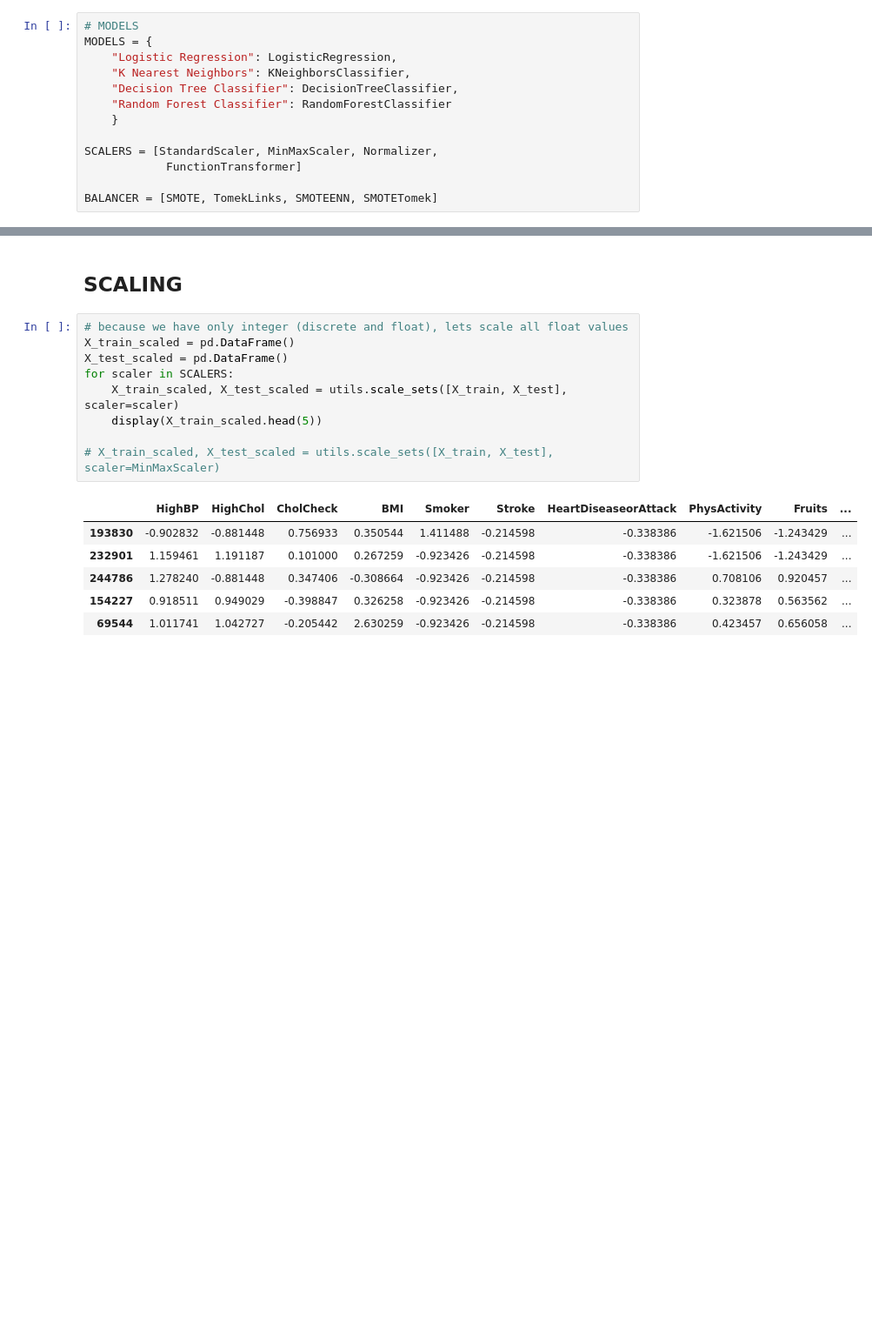
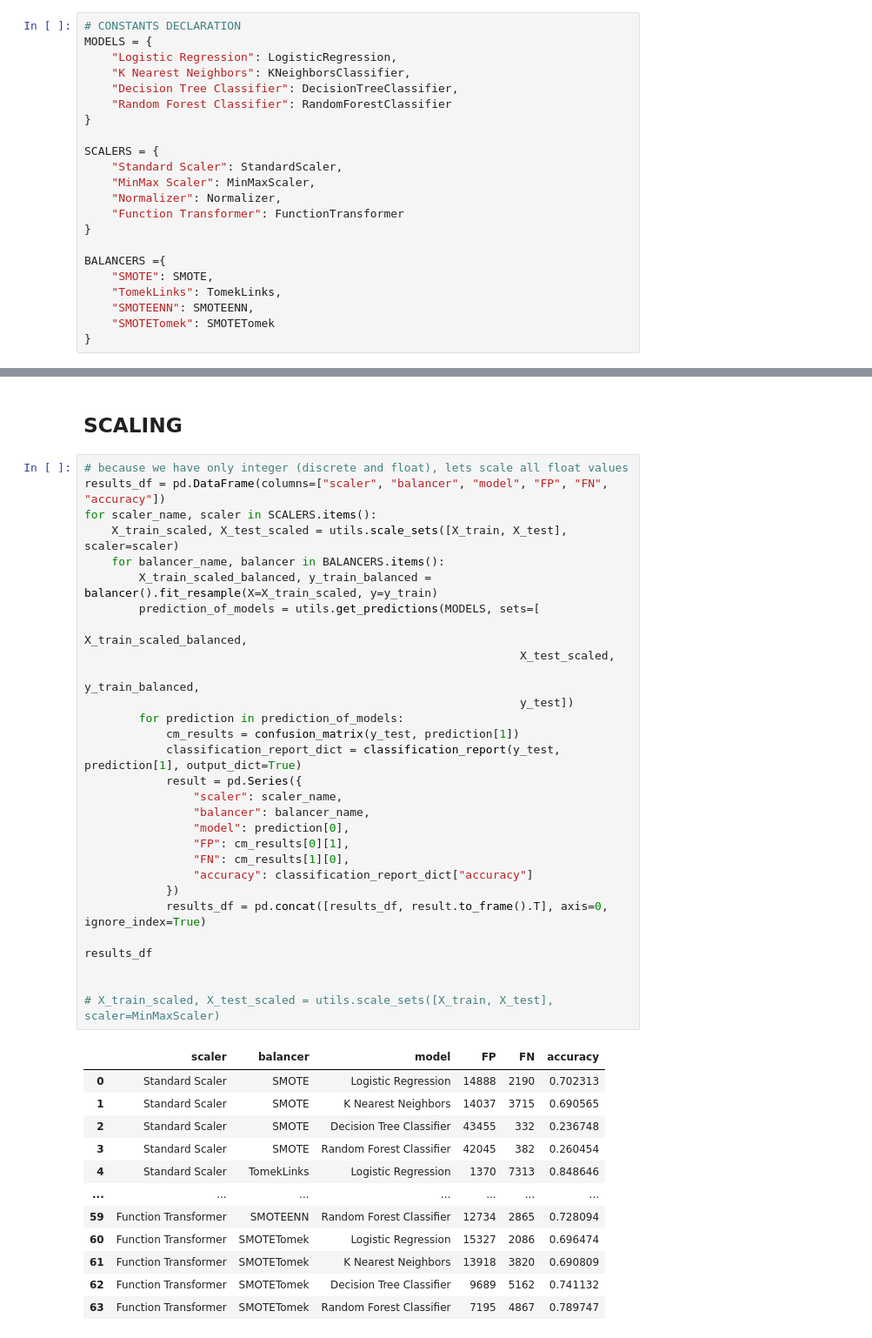
Before and after one commit to dplazau/ironhack-bootcamp, a Jupyter notebook: projects/ironhack-final-project/index.ipynb, the cells around one changed output, grey strips where cells are left out. Shown: that part at 87% size. Saved outputs shown, nothing was run; the diff lists cells and outputs as text; blank space fills up the shorter version.

Commit message:
dev: checkpoint for working model 2

```diff
--- a/projects/ironhack-final-project/index.ipynb
+++ b/projects/ironhack-final-project/index.ipynb
@@ -18,18 +18,27 @@ from sklearn.model_selection import train_test_split
 from sklearn.metrics import confusion_matrix, roc_curve, auc, classification_report
 from sklearn.preprocessing import FunctionTransformer, MinMaxScaler, Normalizer, StandardScaler
 # %%
-# MODELS
+# CONSTANTS DECLARATION
 MODELS = {
     "Logistic Regression": LogisticRegression,
     "K Nearest Neighbors": KNeighborsClassifier,
     "Decision Tree Classifier": DecisionTreeClassifier,
     "Random Forest Classifier": RandomForestClassifier
-    }
+}
 
-SCALERS = [StandardScaler, MinMaxScaler, Normalizer,
-            FunctionTransformer]
+SCALERS = {
+    "Standard Scaler": StandardScaler,
+    "MinMax Scaler": MinMaxScaler,
+    "Normalizer": Normalizer,
+    "Function Transformer": FunctionTransformer
+}
 
-BALANCER = [SMOTE, TomekLinks, SMOTEENN, SMOTETomek]
+BALANCERS ={
+    "SMOTE": SMOTE,
+    "TomekLinks": TomekLinks,
+    "SMOTEENN": SMOTEENN,
+    "SMOTETomek": SMOTETomek
+}
 # %%
 df = pd.read_csv("./src/data/diabetes_binary_health_indicators_BRFSS2015.csv")
 # %%
@@ -275,17 +284,43 @@ weighted avg       0.80      0.84      0.81     57369
 ## SCALING
 # %%
 # because we have only integer (discrete and float), lets scale all float values
-X_train_scaled = pd.DataFrame()
-X_test_scaled = pd.DataFrame()
-for scaler in SCALERS:
+results_df = pd.DataFrame(columns=["scaler", "balancer", "model", "FP", "FN", "accuracy"])
+for scaler_name, scaler in SCALERS.items():
     X_train_scaled, X_test_scaled = utils.scale_sets([X_train, X_test], scaler=scaler)
-    display(X_train_scaled.head(5))
+    for balancer_name, balancer in BALANCERS.items():
+        X_train_scaled_balanced, y_train_balanced = balancer().fit_resample(X=X_train_scaled, y=y_train)
+        prediction_of_models = utils.get_predictions(MODELS, sets=[
+                                                                X_train_scaled_balanced,
+                                                                X_test_scaled,
+                                                                y_train_balanced,
+                                                                y_test])
+        for prediction in prediction_of_models:
+            cm_results = confusion_matrix(y_test, prediction[1])
+            classification_report_dict = classification_report(y_test, prediction[1], output_dict=True)
+            result = pd.Series({
+                "scaler": scaler_name,
+                "balancer": balancer_name,
+                "model": prediction[0],
+                "FP": cm_results[0][1],
+                "FN": cm_results[1][0],
+                "accuracy": classification_report_dict["accuracy"]
+            })
+            results_df = pd.concat([results_df, result.to_frame().T], axis=0, ignore_index=True)
+
+results_df
+
 
 # X_train_scaled, X_test_scaled = utils.scale_sets([X_train, X_test], scaler=MinMaxScaler)
 # %% [output]
-|  | HighBP | HighChol | CholCheck | BMI | Smoker | Stroke | HeartDiseaseorAttack | PhysActivity | Fruits | ... |
-| 193830 | -0.902832 | -0.881448 | 0.756933 | 0.350544 | 1.411488 | -0.214598 | -0.338386 | -1.621506 | -1.243429 | ... |
-| 232901 | 1.159461 | 1.191187 | 0.101000 | 0.267259 | -0.923426 | -0.214598 | -0.338386 | -1.621506 | -1.243429 | ... |
-| 244786 | 1.278240 | -0.881448 | 0.347406 | -0.308664 | -0.923426 | -0.214598 | -0.338386 | 0.708106 | 0.920457 | ... |
-| 154227 | 0.918511 | 0.949029 | -0.398847 | 0.326258 | -0.923426 | -0.214598 | -0.338386 | 0.323878 | 0.563562 | ... |
-| 69544 | 1.011741 | 1.042727 | -0.205442 | 2.630259 | -0.923426 | -0.214598 | -0.338386 | 0.423457 | 0.656058 | ... |
+|  | scaler | balancer | model | FP | FN | accuracy |
+| 0 | Standard Scaler | SMOTE | Logistic Regression | 14888 | 2190 | 0.702313 |
+| 1 | Standard Scaler | SMOTE | K Nearest Neighbors | 14037 | 3715 | 0.690565 |
+| 2 | Standard Scaler | SMOTE | Decision Tree Classifier | 43455 | 332 | 0.236748 |
+| 3 | Standard Scaler | SMOTE | Random Forest Classifier | 42045 | 382 | 0.260454 |
+| 4 | Standard Scaler | TomekLinks | Logistic Regression | 1370 | 7313 | 0.848646 |
+| ... | ... | ... | ... | ... | ... | ... |
+| 59 | Function Transformer | SMOTEENN | Random Forest Classifier | 12734 | 2865 | 0.728094 |
+| 60 | Function Transformer | SMOTETomek | Logistic Regression | 15327 | 2086 | 0.696474 |
+| 61 | Function Transformer | SMOTETomek | K Nearest Neighbors | 13918 | 3820 | 0.690809 |
+| 62 | Function Transformer | SMOTETomek | Decision Tree Classifier | 9689 | 5162 | 0.741132 |
+| 63 | Function Transformer | SMOTETomek | Random Forest Classifier | 7195 | 4867 | 0.789747 |
```
Also changed, not shown: parts of 13 cells of this notebook, 1 other file.
